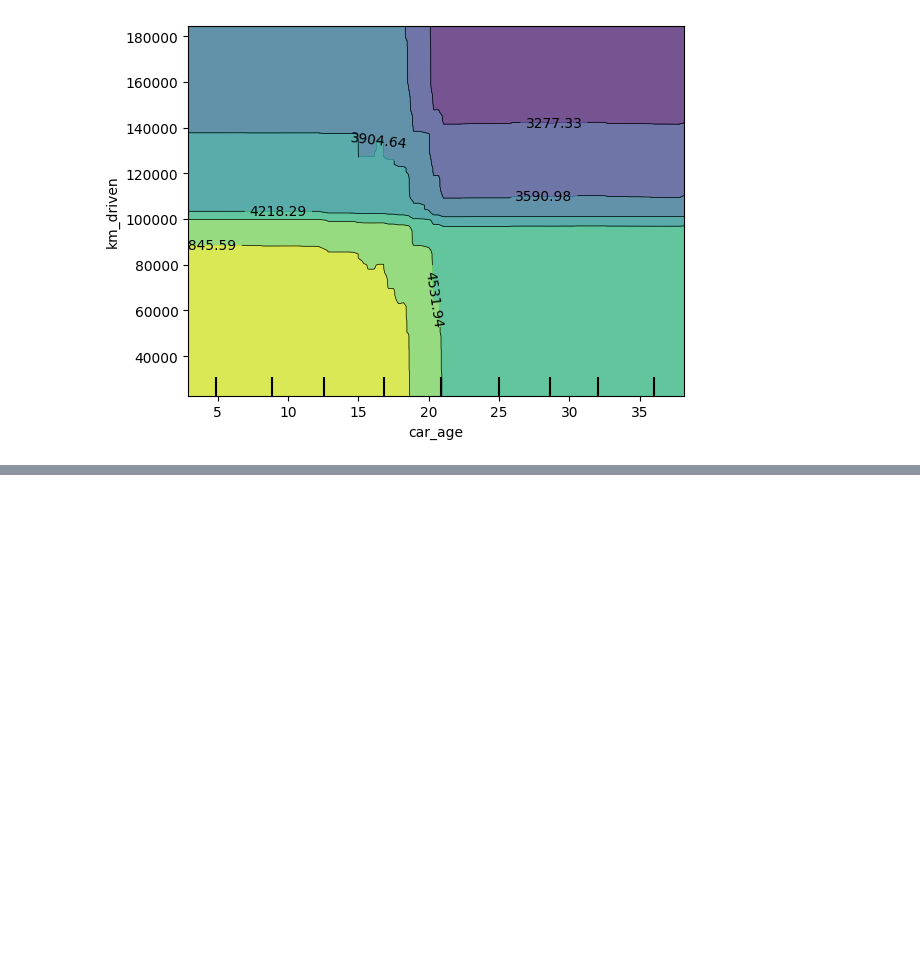
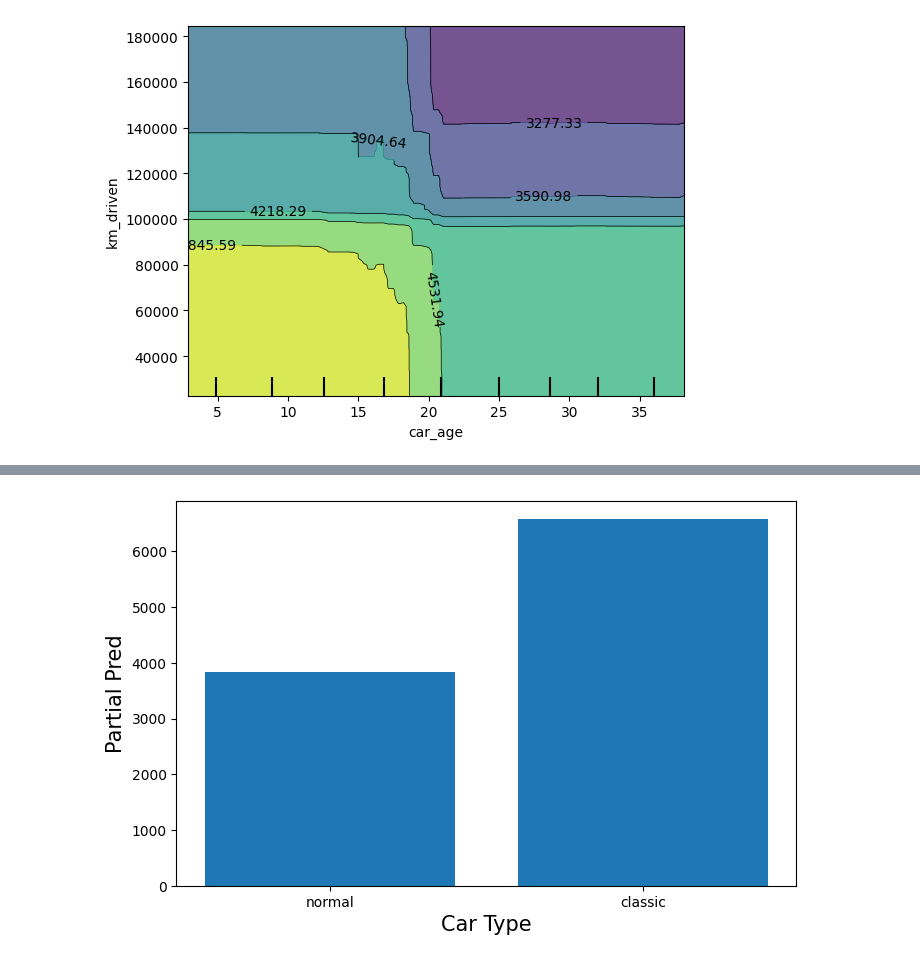
Before and after one commit to hAI-FA001/Explainable-AI-XAI, a Jupyter notebook: PDP/pdp.ipynb, the cells around one changed output, grey strips where cells are left out. Cells and saved outputs as stored; diff of their text form; code cells hidden in the pictures; blank space fills up the shorter version.

```diff
--- a/PDP/pdp.ipynb
+++ b/PDP/pdp.ipynb
@@ -87,0 +96,17 @@ plt.show()
+# %%
+pdp_ice = partial_dependence(model, X, features, kind='both')
+pdp = pdp_ice['average'][0]
+
+plt.figure(figsize=(8,5))
+labels = ['normal', 'classic']
+x = np.arange(len(labels))
+
+plt.bar(x, height=pdp)
+
+plt.ylabel('Partial Pred', size=15)
+plt.xlabel('Car Type', size=15)
+plt.xticks(x, labels)
+
+plt.show()
+# %% [output]
+[figure, added]
```
Also changed, not shown: parts of 3 cells of this notebook.
